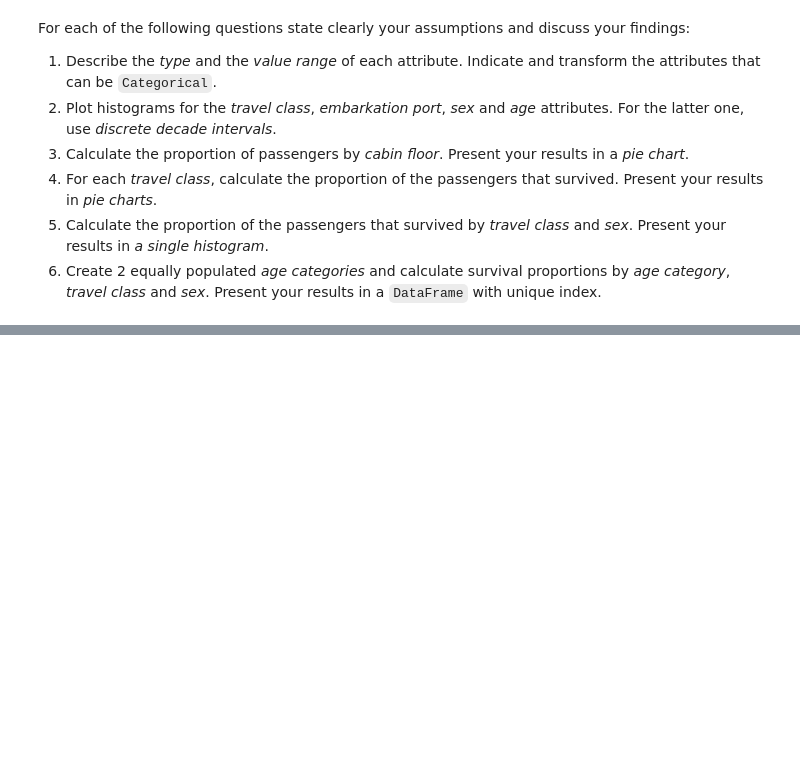
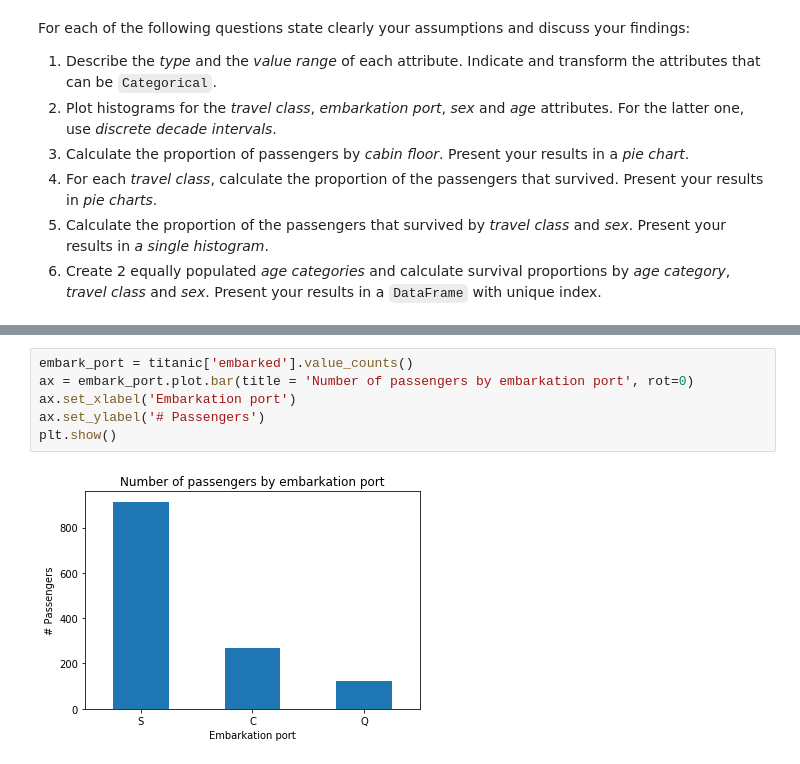
Before and after one commit to tarmeens/ada-homework, a Jupyter notebook: 01 - Pandas and Data Wrangling/Homework 1.ipynb, the cells around one changed output, grey strips where cells are left out. Saved outputs shown, nothing was run; the diff lists cells and outputs as text; blank space fills up the shorter version.

```diff
--- a/01 - Pandas and Data Wrangling/Homework 1.ipynb
+++ b/01 - Pandas and Data Wrangling/Homework 1.ipynb
@@ -257,0 +357,8 @@ For each of the following questions state clearly your assumptions and discuss y
+# %%
+embark_port = titanic['embarked'].value_counts()
+ax = embark_port.plot.bar(title = 'Number of passengers by embarkation port', rot=0)
+ax.set_xlabel('Embarkation port')
+ax.set_ylabel('# Passengers')
+plt.show()
+# %% [output]
+[figure, added]
```
Also changed, not shown: parts of 21 cells of this notebook.
